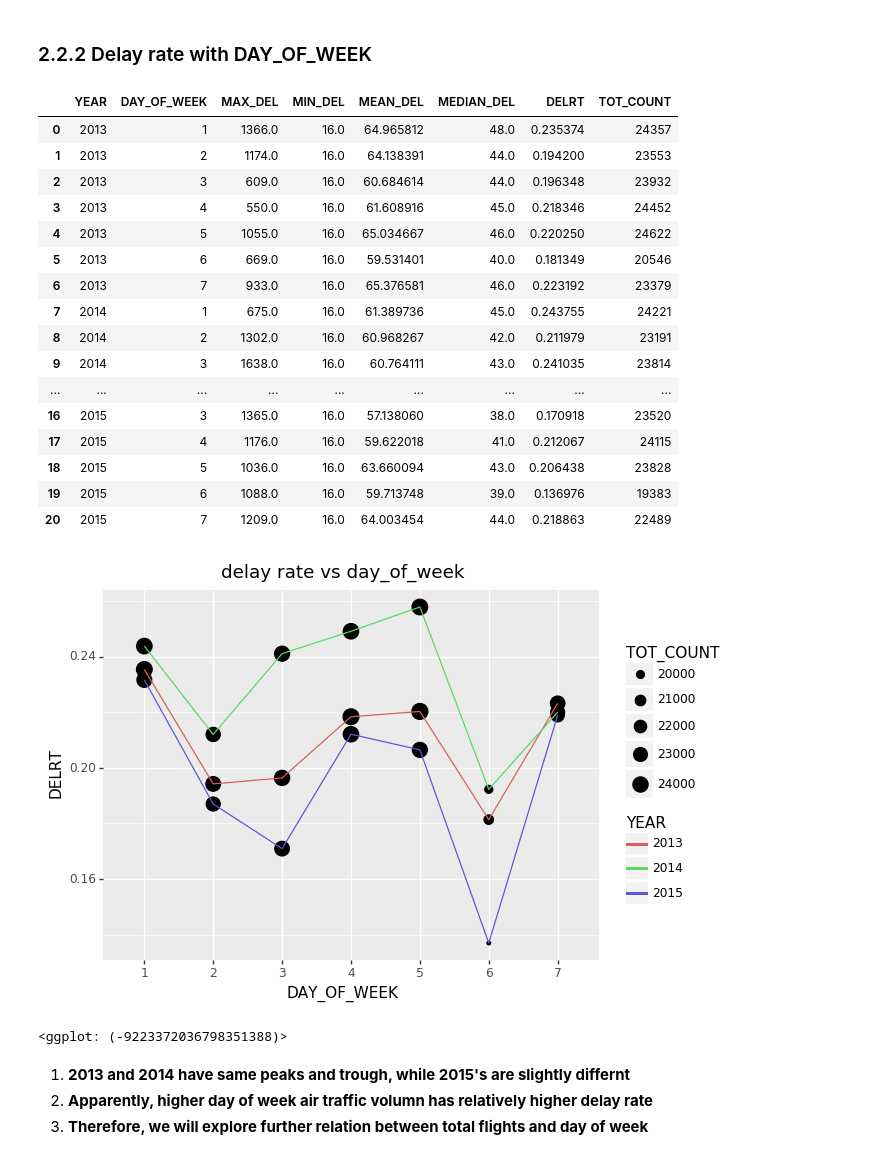
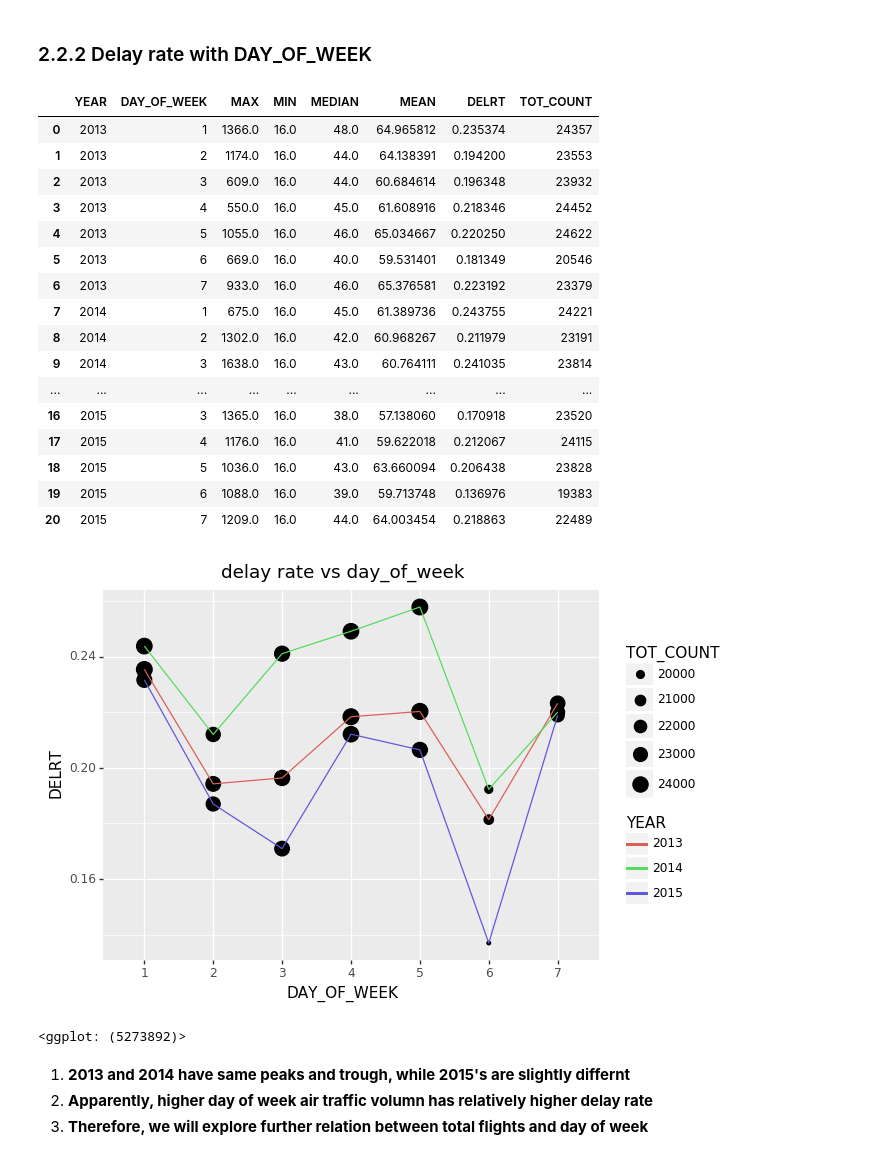
Before and after one commit to zihanmok/SF_Flight_Prediction, a Jupyter notebook: Group61_Project_Code.ipynb, the cells around one changed output. Cells and saved outputs as stored; diff of their text form; code cells hidden in the pictures.

```diff
--- a/Group61_Project_Code.ipynb
+++ b/Group61_Project_Code.ipynb
@@ -548,48 +550,59 @@ def groups_stat(delay_groups, groups):
     Return: A statistics table including max, min, mean, median delay and delay rate from delay group
                                          number of total flights from full group
     """
+    delay_groups.DEP_DELAY.aggregate(['max','min','median','mean'])
     table = pd.DataFrame(index=delay_groups.groups.keys(),
                          columns=['MAX_DEL','MIN_DEL','MEAN_DEL','MEDIAN_DEL','DELRT','TOT_COUNT'])
-    table['MAX_DEL'] = delay_groups['DEP_DELAY'].apply(max).tolist()
-    table['MIN_DEL'] = delay_groups['DEP_DELAY'].apply(min).tolist()
-    table['MEAN_DEL'] = delay_groups['DEP_DELAY'].apply(np.mean).tolist()
-    table['MEDIAN_DEL'] = delay_groups['DEP_DELAY'].apply(np.median).tolist()
     table['DELRT'] = (delay_groups.apply(len) / groups.apply(len)).tolist()
     table['TOT_COUNT'] = groups.apply(len).tolist()
     return table
+# %%
+def groups_stat(delay_groups, groups):
+    """Calculate descriptive statistics
+    Arg:
+    delay_groups: group from delay dataset
+    groups: group from full dataset
+
+    Return: A statistics table including max, min, mean, median delay and delay rate from delay group
+                                         number of total flights from full group
+    """
+    table = delay_groups.DEP_DELAY.aggregate(['max','min','median','mean'])
+    table['DELRT'] = delay_groups.apply(len) / groups.apply(len)
+    table['TOT_COUNT'] = groups.apply(len)
+    table.reset_index(inplace=True)
+    table.columns = table.columns.str.upper()
+    return table
 # %%
 #day of week statistics
 dow_gby_d = sfo_delay[['YEAR','DAY_OF_WEEK','DEP_DELAY']].groupby(['YEAR','DAY_OF_WEEK'])
 dow_gby = nsfo[['YEAR','DAY_OF_WEEK','DEP_DELAY']].groupby(['YEAR','DAY_OF_WEEK'])
 dow_stat = groups_stat(dow_gby_d,dow_gby)
-dow_stat.reset_index(inplace = True)
-dow_stat.rename(columns={'level_0':'YEAR','level_1':'DAY_OF_WEEK'},inplace=True)
 dow_stat
 # %% [output]
-|  | YEAR | DAY_OF_WEEK | MAX_DEL | MIN_DEL | MEAN_DEL | MEDIAN_DEL | DELRT | TOT_COUNT |
-| 0 | 2013 | 1 | 1366.0 | 16.0 | 64.965812 | 48.0 | 0.235374 | 24357 |
-| 1 | 2013 | 2 | 1174.0 | 16.0 | 64.138391 | 44.0 | 0.194200 | 23553 |
-| 2 | 2013 | 3 | 609.0 | 16.0 | 60.684614 | 44.0 | 0.196348 | 23932 |
-| 3 | 2013 | 4 | 550.0 | 16.0 | 61.608916 | 45.0 | 0.218346 | 24452 |
-| 4 | 2013 | 5 | 1055.0 | 16.0 | 65.034667 | 46.0 | 0.220250 | 24622 |
-| 5 | 2013 | 6 | 669.0 | 16.0 | 59.531401 | 40.0 | 0.181349 | 20546 |
-| 6 | 2013 | 7 | 933.0 | 16.0 | 65.376581 | 46.0 | 0.223192 | 23379 |
-| 7 | 2014 | 1 | 675.0 | 16.0 | 61.389736 | 45.0 | 0.243755 | 24221 |
-| 8 | 2014 | 2 | 1302.0 | 16.0 | 60.968267 | 42.0 | 0.211979 | 23191 |
-| 9 | 2014 | 3 | 1638.0 | 16.0 | 60.764111 | 43.0 | 0.241035 | 23814 |
+|  | YEAR | DAY_OF_WEEK | MAX | MIN | MEDIAN | MEAN | DELRT | TOT_COUNT |
+| 0 | 2013 | 1 | 1366.0 | 16.0 | 48.0 | 64.965812 | 0.235374 | 24357 |
+| 1 | 2013 | 2 | 1174.0 | 16.0 | 44.0 | 64.138391 | 0.194200 | 23553 |
+| 2 | 2013 | 3 | 609.0 | 16.0 | 44.0 | 60.684614 | 0.196348 | 23932 |
+| 3 | 2013 | 4 | 550.0 | 16.0 | 45.0 | 61.608916 | 0.218346 | 24452 |
+| 4 | 2013 | 5 | 1055.0 | 16.0 | 46.0 | 65.034667 | 0.220250 | 24622 |
+| 5 | 2013 | 6 | 669.0 | 16.0 | 40.0 | 59.531401 | 0.181349 | 20546 |
+| 6 | 2013 | 7 | 933.0 | 16.0 | 46.0 | 65.376581 | 0.223192 | 23379 |
+| 7 | 2014 | 1 | 675.0 | 16.0 | 45.0 | 61.389736 | 0.243755 | 24221 |
+| 8 | 2014 | 2 | 1302.0 | 16.0 | 42.0 | 60.968267 | 0.211979 | 23191 |
+| 9 | 2014 | 3 | 1638.0 | 16.0 | 43.0 | 60.764111 | 0.241035 | 23814 |
 | ... | ... | ... | ... | ... | ... | ... | ... | ... |
-| 16 | 2015 | 3 | 1365.0 | 16.0 | 57.138060 | 38.0 | 0.170918 | 23520 |
-| 17 | 2015 | 4 | 1176.0 | 16.0 | 59.622018 | 41.0 | 0.212067 | 24115 |
-| 18 | 2015 | 5 | 1036.0 | 16.0 | 63.660094 | 43.0 | 0.206438 | 23828 |
-| 19 | 2015 | 6 | 1088.0 | 16.0 | 59.713748 | 39.0 | 0.136976 | 19383 |
-| 20 | 2015 | 7 | 1209.0 | 16.0 | 64.003454 | 44.0 | 0.218863 | 22489 |
+| 16 | 2015 | 3 | 1365.0 | 16.0 | 38.0 | 57.138060 | 0.170918 | 23520 |
+| 17 | 2015 | 4 | 1176.0 | 16.0 | 41.0 | 59.622018 | 0.212067 | 24115 |
+| 18 | 2015 | 5 | 1036.0 | 16.0 | 43.0 | 63.660094 | 0.206438 | 23828 |
+| 19 | 2015 | 6 | 1088.0 | 16.0 | 39.0 | 59.713748 | 0.136976 | 19383 |
+| 20 | 2015 | 7 | 1209.0 | 16.0 | 44.0 | 64.003454 | 0.218863 | 22489 |
 # %%
 p9.ggplot(dow_stat,p9.aes('pd.Categorical(DAY_OF_WEEK)','DELRT',group='YEAR'))+p9.geom_point(p9.aes(size='TOT_COUNT'))\
 + p9.geom_line(p9.aes(color = 'pd.Categorical(YEAR)'))\
 + p9.labs(x='DAY_OF_WEEK', color = 'YEAR', title = 'delay rate vs day_of_week')
 # %% [output]
 [figure]
-<ggplot: (-9223372036798351388)>
+<ggplot: (5273892)>
 # %% [markdown]
 1. __2013 and 2014 have same peaks and trough, while 2015's are slightly differnt__
 2. __Apparently, higher day of week air traffic volumn has relatively higher delay rate__
```
Also changed, not shown: parts of 11 cells of this notebook.
